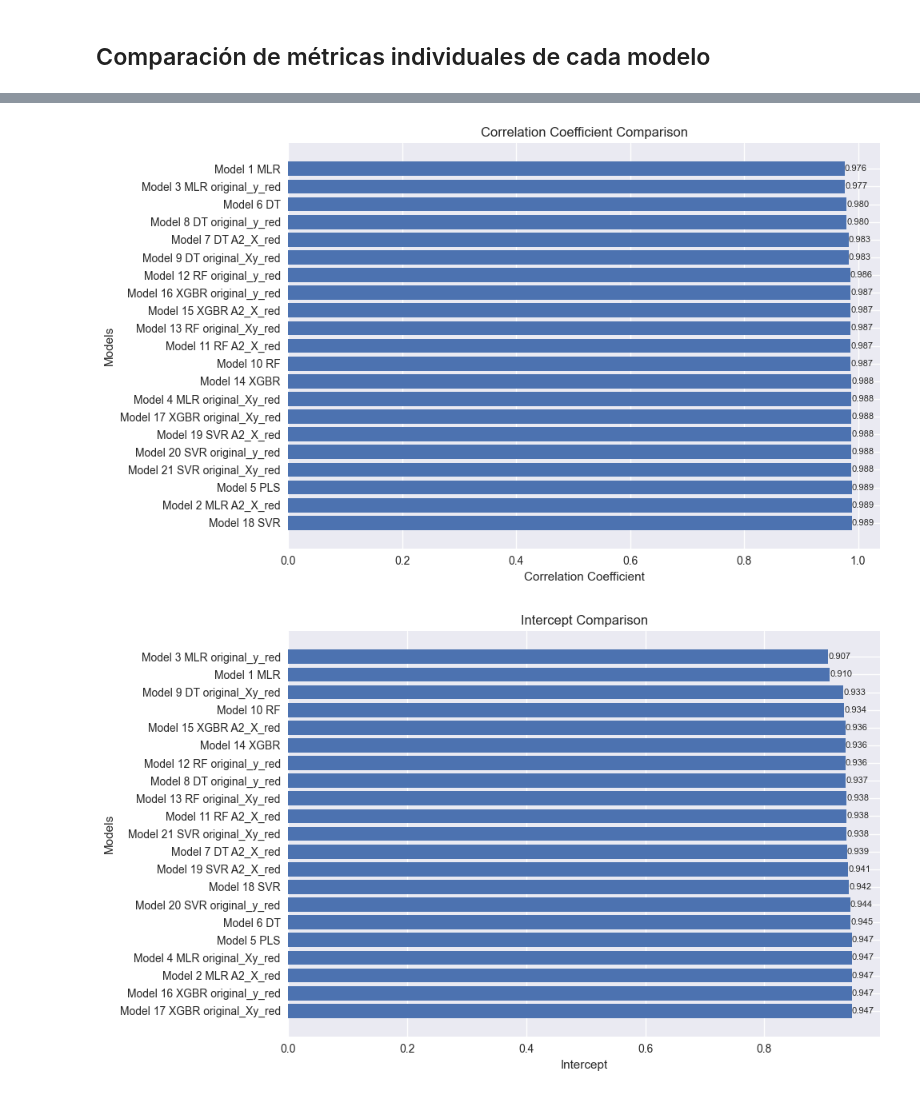
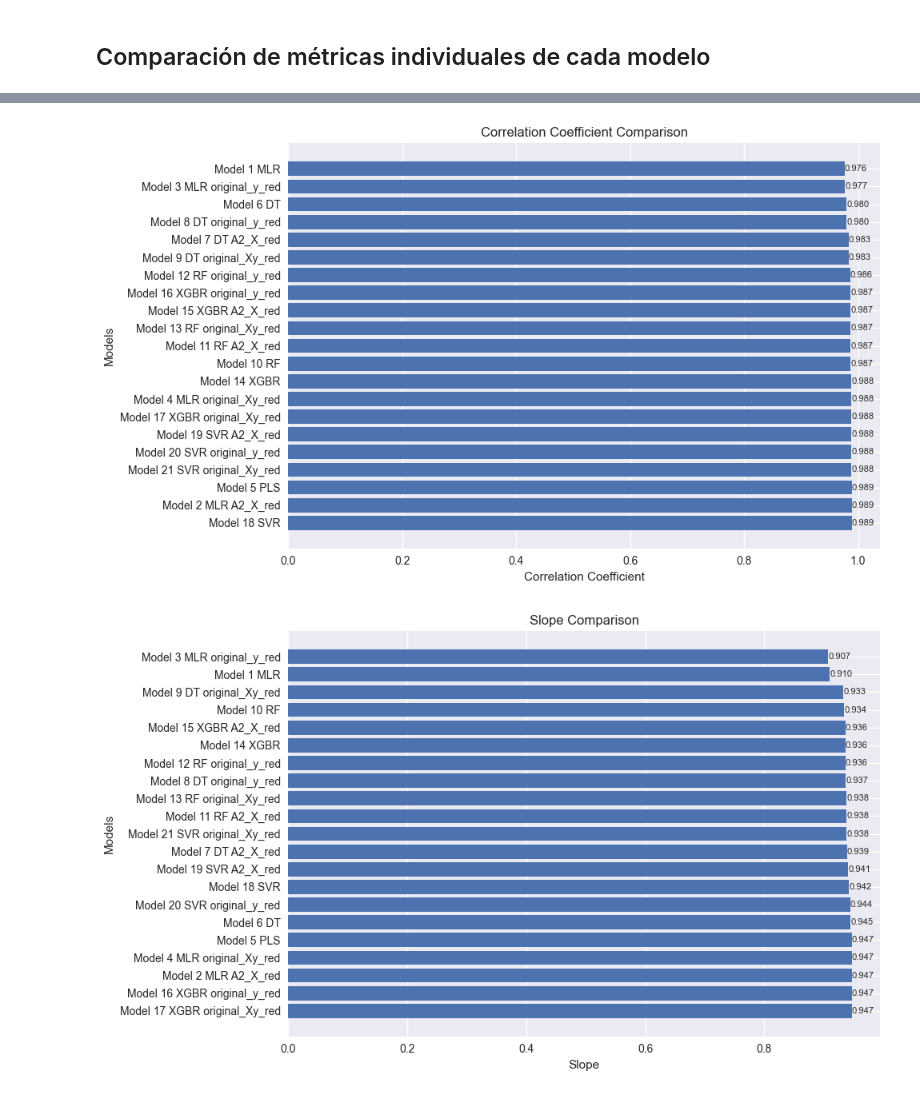
Before and after one commit to bernatsort/Therapy-Progress-Gait-Prediction, a Jupyter notebook: model_comparison.ipynb, the cells around one changed output, grey strips where cells are left out. Saved outputs shown, nothing was run; the diff lists cells and outputs as text; code cells hidden in the pictures.

```diff
--- a/model_comparison.ipynb
+++ b/model_comparison.ipynb
@@ -769,33 +769,33 @@ for bar in bars:
              va='center', ha='left', fontsize=8)
 plt.tight_layout()
 plt.show()
 
 # Sorting indices based on intercept in descending order
 intercept_indices = np.argsort([intercept_mlr_m1, intercept_mlr_m2, intercept_mlr_m3, intercept_mlr_m4,
                                 intercept_pls_m5,
                                 intercept_dt_m6, intercept_dt_m7, intercept_dt_m8, intercept_dt_m9,
                                 intercept_rf_m10, intercept_rf_m11, intercept_rf_m12, intercept_rf_m13,
                                 intercept_xgb_m14, intercept_xgb_m15, intercept_xgb_m16, intercept_xgb_m17,
                                 intercept_svr_m18, intercept_svr_m19, intercept_svr_m20, intercept_svr_m21])[::-1]  # Reverse the order
 
 # Intercept plot
 plt.figure(figsize=(10, 6))
 bars = plt.barh(np.array(model_names)[intercept_indices], np.array([intercept_mlr_m1, intercept_mlr_m2, intercept_mlr_m3, intercept_mlr_m4,
                                                                    intercept_pls_m5,
                                                                    intercept_dt_m6, intercept_dt_m7, intercept_dt_m8, intercept_dt_m9,
                                                                    intercept_rf_m10, intercept_rf_m11, intercept_rf_m12, intercept_rf_m13,
                                                                    intercept_xgb_m14, intercept_xgb_m15, intercept_xgb_m16, intercept_xgb_m17,
                                                                    intercept_svr_m18, intercept_svr_m19, intercept_svr_m20, intercept_svr_m21])[intercept_indices])
-plt.xlabel('Intercept')
+plt.xlabel('Slope')
 plt.ylabel('Models')
-plt.title('Intercept Comparison')
+plt.title('Slope Comparison')
 for bar in bars:
     plt.text(bar.get_width(), bar.get_y() + bar.get_height()/2, f'{bar.get_width():.3f}',
              va='center', ha='left', fontsize=8)
 plt.tight_layout()
 plt.show()
 # %% [output]
 [figure]
 [figure]
 [figure]
-[figure, old version]
+[figure, new version]
```
Also changed, not shown: parts of 1 cell of this notebook.
